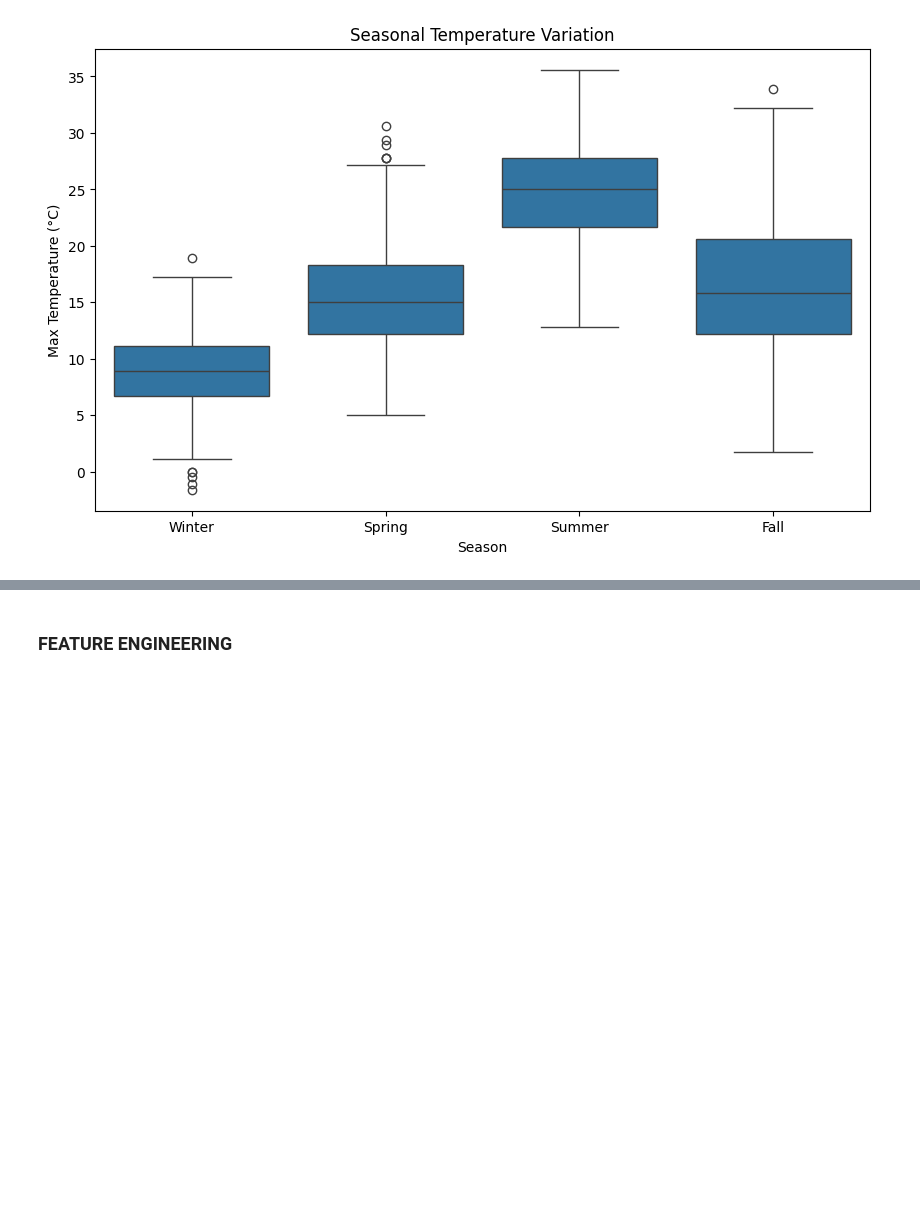
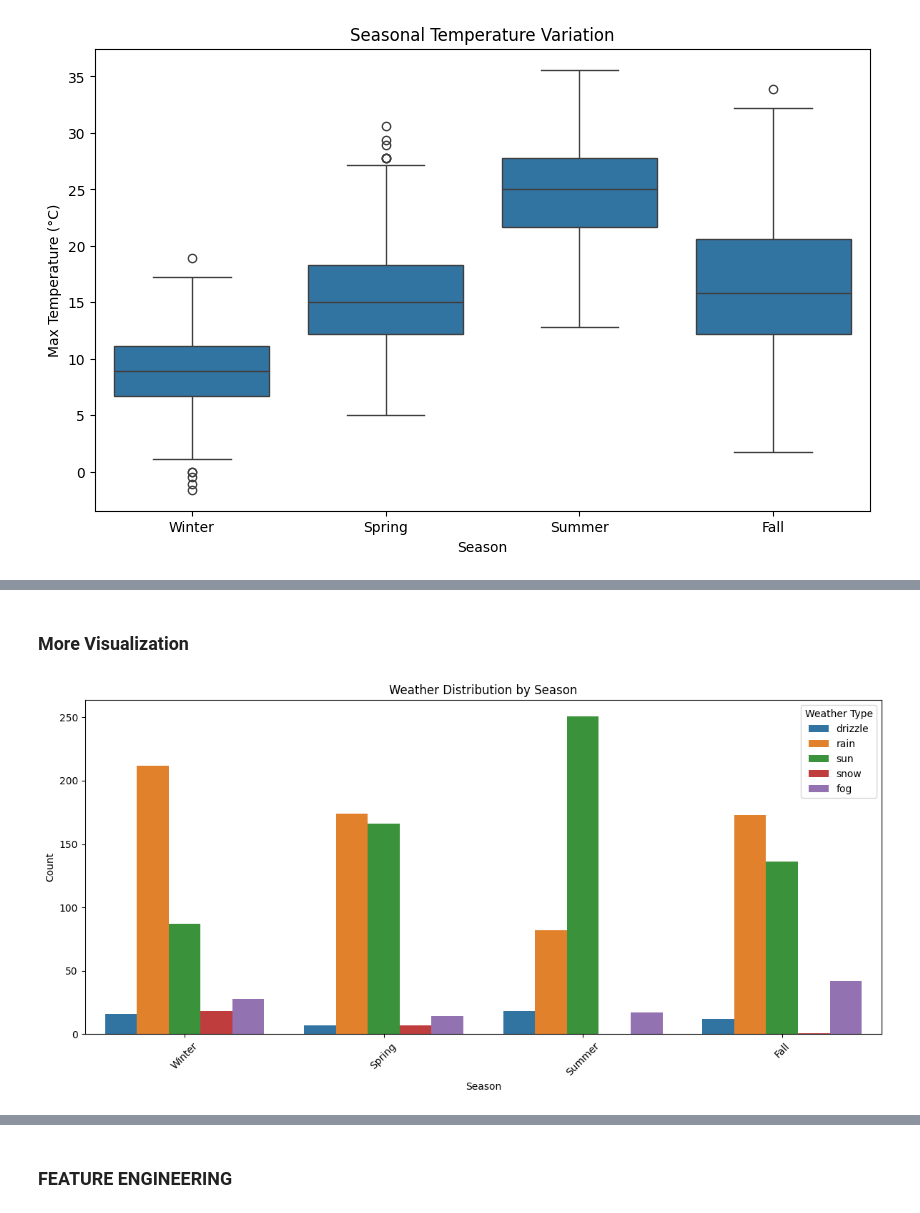
Before and after one commit to adilmrcodeaz/Weather-Data-Analysis, a Jupyter notebook: main.ipynb, the cells around one changed output, grey strips where cells are left out. Cells and saved outputs as stored; diff of their text form; code cells hidden in the pictures; blank space fills up the shorter version.

```diff
--- a/main.ipynb
+++ b/main.ipynb
@@ -173,0 +199,18 @@ plt.show()
+# %% [markdown]
+### More Visualization
+# %%
+# 1. Weather Distribution by Season
+
+
+
+plt.figure(figsize=(12, 6))
+sns.countplot(data=df, x='season', hue='weather')
+plt.title('Weather Distribution by Season')
+plt.xlabel('Season')
+plt.ylabel('Count')
+plt.xticks(rotation=45)
+plt.legend(title='Weather Type')
+plt.tight_layout()
+plt.show()
+# %% [output]
+[figure, added]
```
Also changed, not shown: parts of 42 cells of this notebook.
